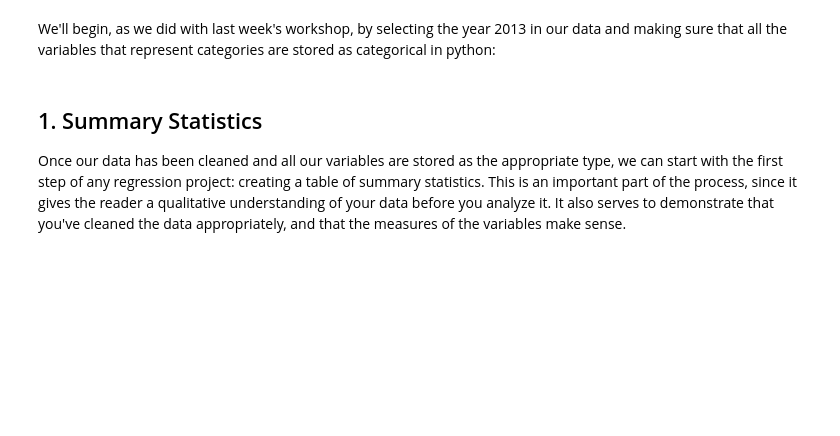
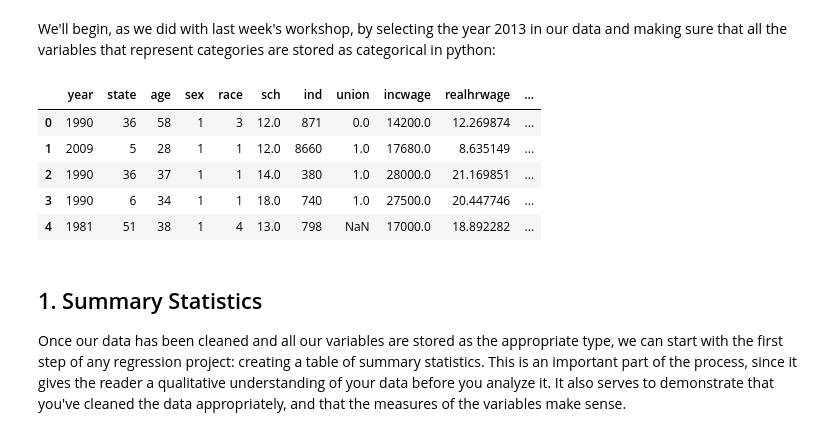
Before and after one commit to maayap/QM2, a Jupyter notebook: notebooks/W08. Linear Regression.ipynb, the cells around one changed output. Cells and saved outputs as stored; diff of their text form; code cells hidden in the pictures; blank space fills up the shorter version.

```diff
--- a/notebooks/W08. Linear Regression.ipynb
+++ b/notebooks/W08. Linear Regression.ipynb
@@ -88,6 +101,15 @@ We'll begin, as we did with last week's workshop, by selecting the year 2013 in
 # %%
 reg_df=df[df['year']==2013].drop(['year'],axis=1) # filter the whole dataset to 2013 and drop year column
 reg_df[['race','union','sex','occupation','ind','state']]=reg_df[['race','union','sex','occupation', 'ind','state']].astype('category') # convert these columns to categorical
+# %%
+df.head()
+# %% [output]
+|  | year | state | age | sex | race | sch | ind | union | incwage | realhrwage | ... |
+| 0 | 1990 | 36 | 58 | 1 | 3 | 12.0 | 871 | 0.0 | 14200.0 | 12.269874 | ... |
+| 1 | 2009 | 5 | 28 | 1 | 1 | 12.0 | 8660 | 1.0 | 17680.0 | 8.635149 | ... |
+| 2 | 1990 | 36 | 37 | 1 | 1 | 14.0 | 380 | 1.0 | 28000.0 | 21.169851 | ... |
+| 3 | 1990 | 6 | 34 | 1 | 1 | 18.0 | 740 | 1.0 | 27500.0 | 20.447746 | ... |
+| 4 | 1981 | 51 | 38 | 1 | 4 | 13.0 | 798 | NaN | 17000.0 | 18.892282 | ... |
 # %% [markdown]
 ## 1. Summary Statistics
 
```
Also changed, not shown: parts of 37 cells of this notebook.
